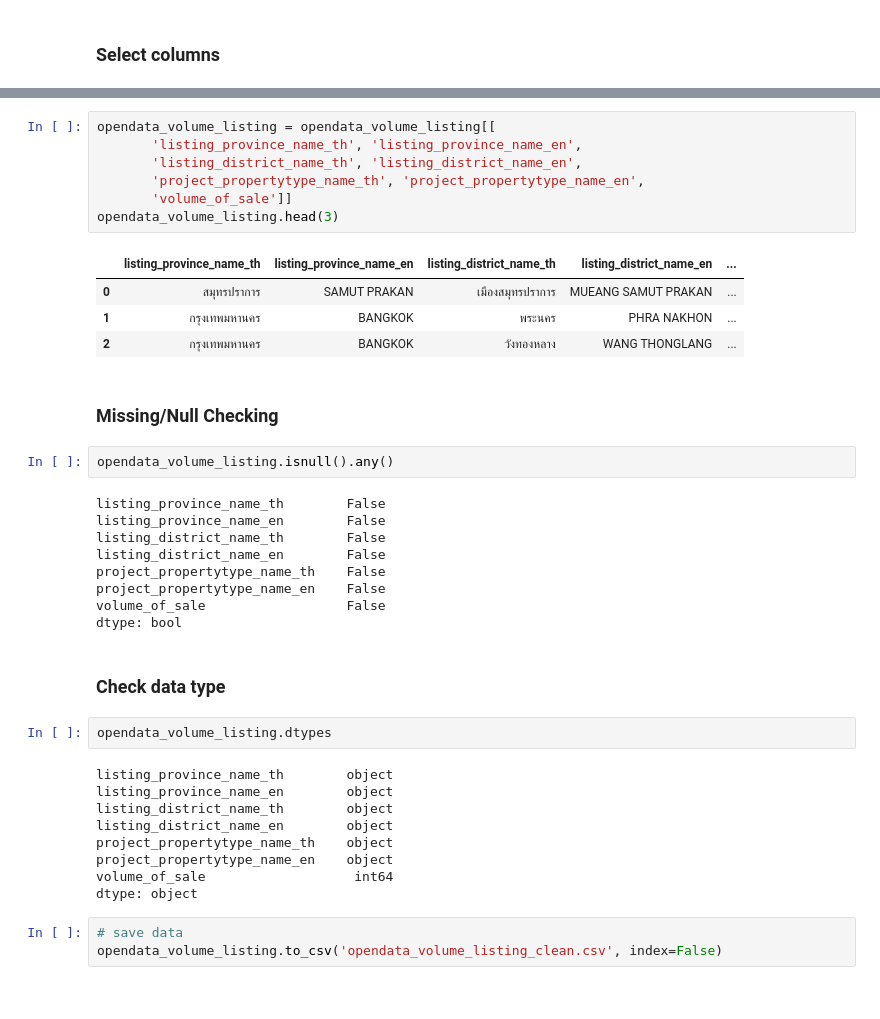
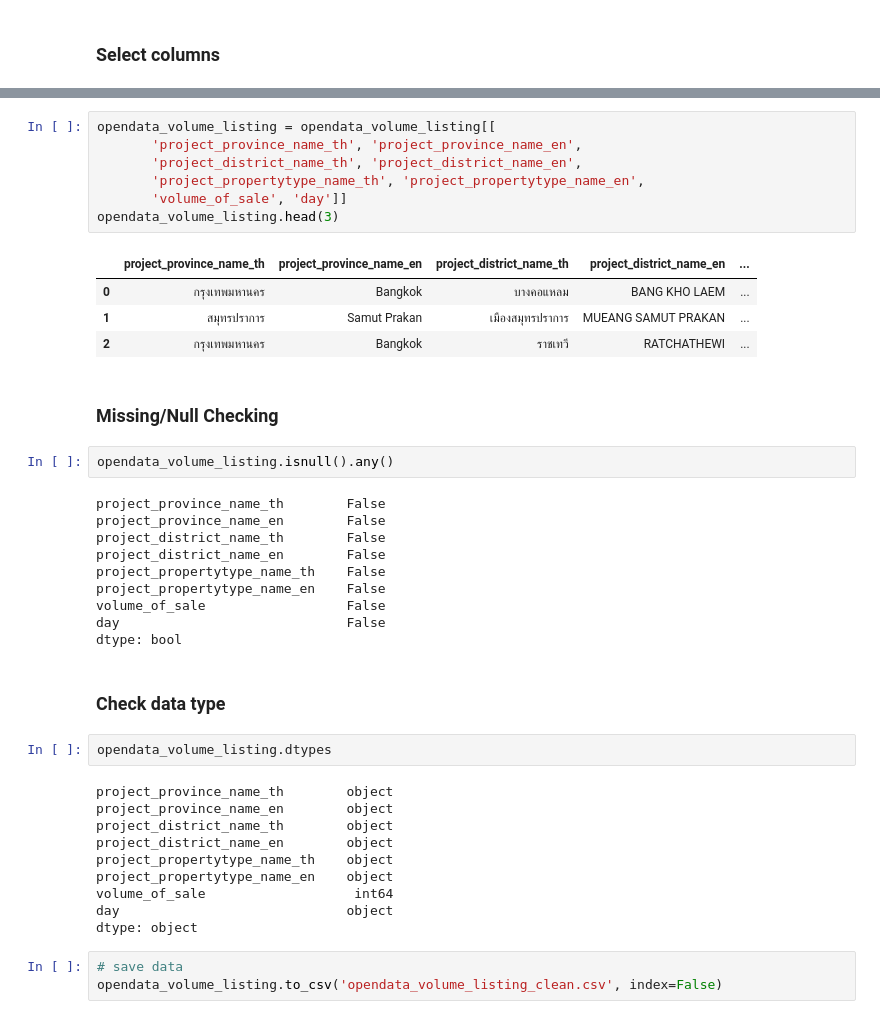
Before and after one commit to Ingapis/BasicProg_DataViz65, a Jupyter notebook: สำเนาของ_ยังไม่เสร็จจ๊ะนะ_2.ipynb, the cells around one changed output, grey strips where cells are left out. Drawn from its saved outputs; the diff is of its cells as text.

```diff
--- a/สำเนาของ_ยังไม่เสร็จจ๊ะนะ_2.ipynb
+++ b/สำเนาของ_ยังไม่เสร็จจ๊ะนะ_2.ipynb
@@ -441,41 +442,43 @@ Index(['row_number', 'transction_year', 'transction_month',
       dtype='object')
 # %%
 opendata_volume_listing = opendata_volume_listing[[
-       'listing_province_name_th', 'listing_province_name_en',
-       'listing_district_name_th', 'listing_district_name_en',
+       'project_province_name_th', 'project_province_name_en',
+       'project_district_name_th', 'project_district_name_en',
        'project_propertytype_name_th', 'project_propertytype_name_en',
-       'volume_of_sale']]
+       'volume_of_sale', 'day']]
 opendata_volume_listing.head(3)
 # %% [output]
-|  | listing_province_name_th | listing_province_name_en | listing_district_name_th | listing_district_name_en | ... |
-| 0 | สมุทรปราการ | SAMUT PRAKAN | เมืองสมุทรปราการ | MUEANG SAMUT PRAKAN | ... |
-| 1 | กรุงเทพมหานคร | BANGKOK | พระนคร | PHRA NAKHON | ... |
-| 2 | กรุงเทพมหานคร | BANGKOK | วังทองหลาง | WANG THONGLANG | ... |
+|  | project_province_name_th | project_province_name_en | project_district_name_th | project_district_name_en | ... |
+| 0 | กรุงเทพมหานคร | Bangkok | บางคอแหลม | BANG KHO LAEM | ... |
+| 1 | สมุทรปราการ | Samut Prakan | เมืองสมุทรปราการ | MUEANG SAMUT PRAKAN | ... |
+| 2 | กรุงเทพมหานคร | Bangkok | ราชเทวี | RATCHATHEWI | ... |
 # %% [markdown]
 ### Missing/Null Checking
 # %%
 opendata_volume_listing.isnull().any()
 # %% [output]
-listing_province_name_th        False
-listing_province_name_en        False
-listing_district_name_th        False
-listing_district_name_en        False
+project_province_name_th        False
+project_province_name_en        False
+project_district_name_th        False
+project_district_name_en        False
 project_propertytype_name_th    False
 project_propertytype_name_en    False
 volume_of_sale                  False
+day                             False
 dtype: bool
 # %% [markdown]
 ### Check data type
 # %%
 opendata_volume_listing.dtypes
 # %% [output]
-listing_province_name_th        object
-listing_province_name_en        object
-listing_district_name_th        object
-listing_district_name_en        object
+project_province_name_th        object
+project_province_name_en        object
+project_district_name_th        object
+project_district_name_en        object
 project_propertytype_name_th    object
 project_propertytype_name_en    object
 volume_of_sale                   int64
+day                             object
 dtype: object
 # %%
 # save data
```
Also changed, not shown: parts of 40 cells of this notebook.
